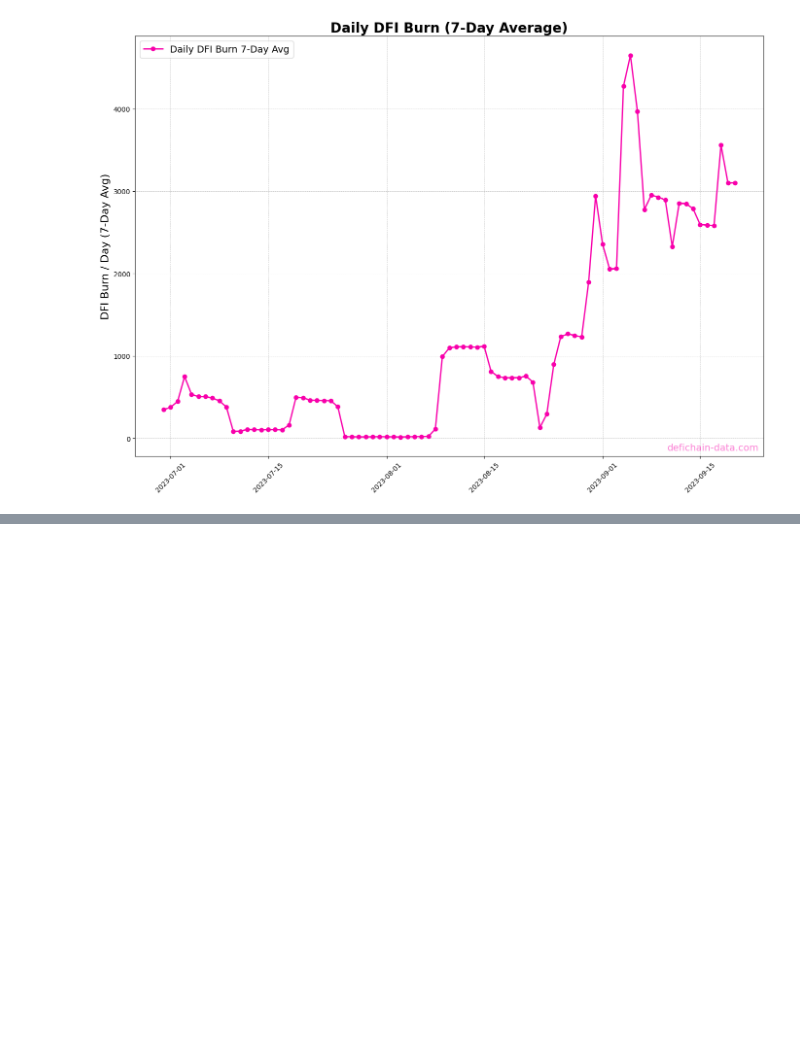
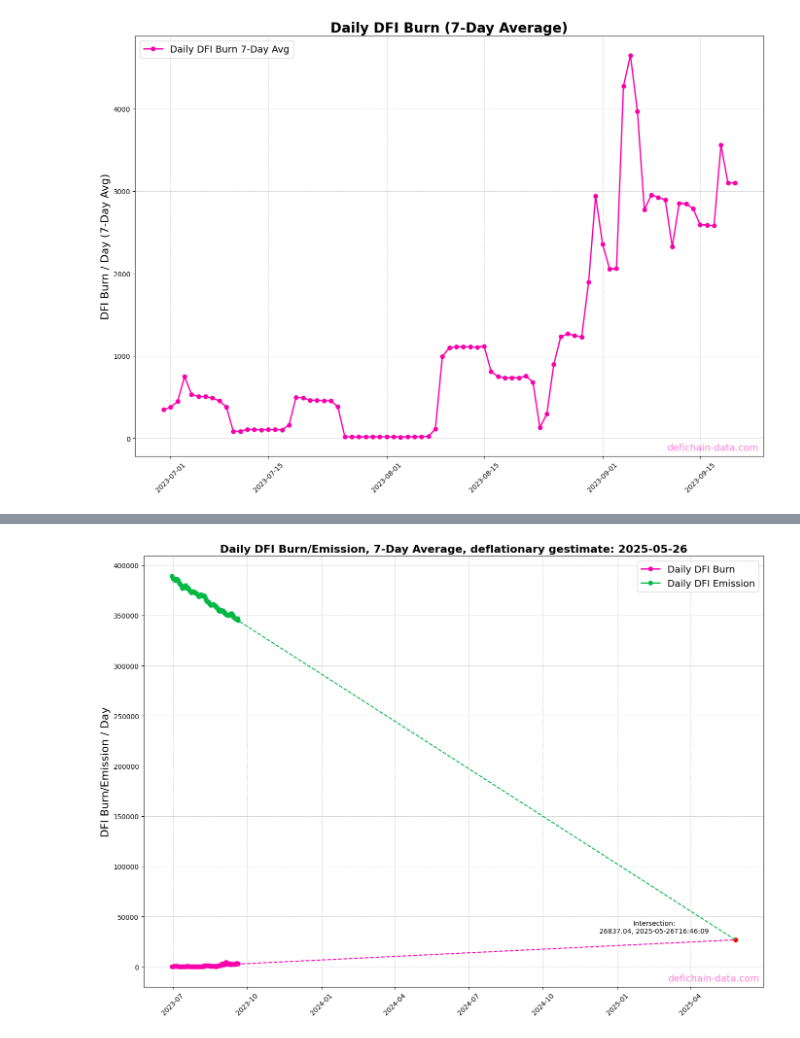
Before and after one commit to MarkusNeusinger/defichain-data-toolkit, a Jupyter notebook: notebooks/daily_dfi_burn_emission.ipynb, the cells around one changed output, grey strips where cells are left out. Cells and saved outputs as stored; diff of their text form; code cells hidden in the pictures; blank space fills up the shorter version.

```diff
--- a/notebooks/daily_dfi_burn_emission.ipynb
+++ b/notebooks/daily_dfi_burn_emission.ipynb
@@ -155,0 +161,60 @@ plt.show()
+# %%
+# Plotting Daily Burn/Emission gestimate
+import numpy as np
+import pandas as pd
+
+fig, axs = plt.subplots(nrows=1, ncols=1, figsize=(14, 10))
+
+# Original data
+axs.plot(df['datetime_utc'], df['burn_7day_avg'], marker='o', linestyle='-', linewidth=2,
+         markersize=6, color='#F800AB', label='Daily DFI Burn')
+axs.plot(df['datetime_utc'], df['emission_7day_avg'], marker='o', linestyle='-', linewidth=2,
+         markersize=6, color='#00B945', label='Daily DFI Emission')
+
+# Linear fit for burn
+z1 = np.polyfit(pd.to_datetime(df['datetime_utc']).astype('int64'), df['burn_7day_avg'], 1)
+p1 = np.poly1d(z1)
+
+# Linear fit for emission
+z2 = np.polyfit(pd.to_datetime(df['datetime_utc']).astype('int64'), df['emission_7day_avg'], 1)
+p2 = np.poly1d(z2)
+
+# Finding intersection
+intersection_x = np.roots(p1 - p2)[0]
+intersection_date = pd.to_datetime(intersection_x, unit='ns')
+intersection_y = p1(intersection_x)
+
+# Create extended datetime range
+min_date = min(pd.to_datetime(df['datetime_utc']).astype('int64'))
+max_date = max(pd.to_datetime(df['datetime_utc']).astype('int64'))
+extended_range = np.linspace(min_date, max(intersection_x, max_date), 100)
+
+# Plotting extended fit lines
+axs.plot(pd.to_datetime(extended_range, unit='ns'), p1(extended_range), linestyle='--', color='#F800AB')
+axs.plot(pd.to_datetime(extended_range, unit='ns'), p2(extended_range), linestyle='--', color='#00B945')
+
+# Marking intersection
+axs.scatter(intersection_date, intersection_y, color='red')
+axs.annotate(f'Intersection:\n{intersection_y:.2f}, {intersection_date.strftime("%Y-%m-%dT%H:%M:%S")}',
+             (intersection_date, intersection_y),
+             textcoords="offset points",
+             xytext=(-120,10),
+             ha='center')
+
+# Remaining plot settings
+axs.set_title(f'Daily DFI Burn/Emission, 7-Day Average, deflationary gestimate: {intersection_date.strftime("%Y-%m-%d")}', fontsize=16, fontweight='bold')
+
+axs.set_xlabel(None, fontsize=16)
+axs.set_ylabel('DFI Burn/Emission / Day', fontsize=16)
+axs.grid(which='both', linestyle='--', linewidth=0.5)
+axs.legend(fontsize=14)
+plt.xticks(rotation=45)
+
+axs.text(0.92, 0.02, 'defichain-data.com', ha='center', va='center', transform=axs.transAxes,
+         fontsize=14, color='#F800AB', alpha=0.5)
+
+plt.tight_layout()
+plt.savefig('Daily_DFI_Burn_Emission.png', dpi=300)
+plt.show()
+# %% [output]
+[figure, added]
```
Also changed, not shown: parts of 6 cells of this notebook.
